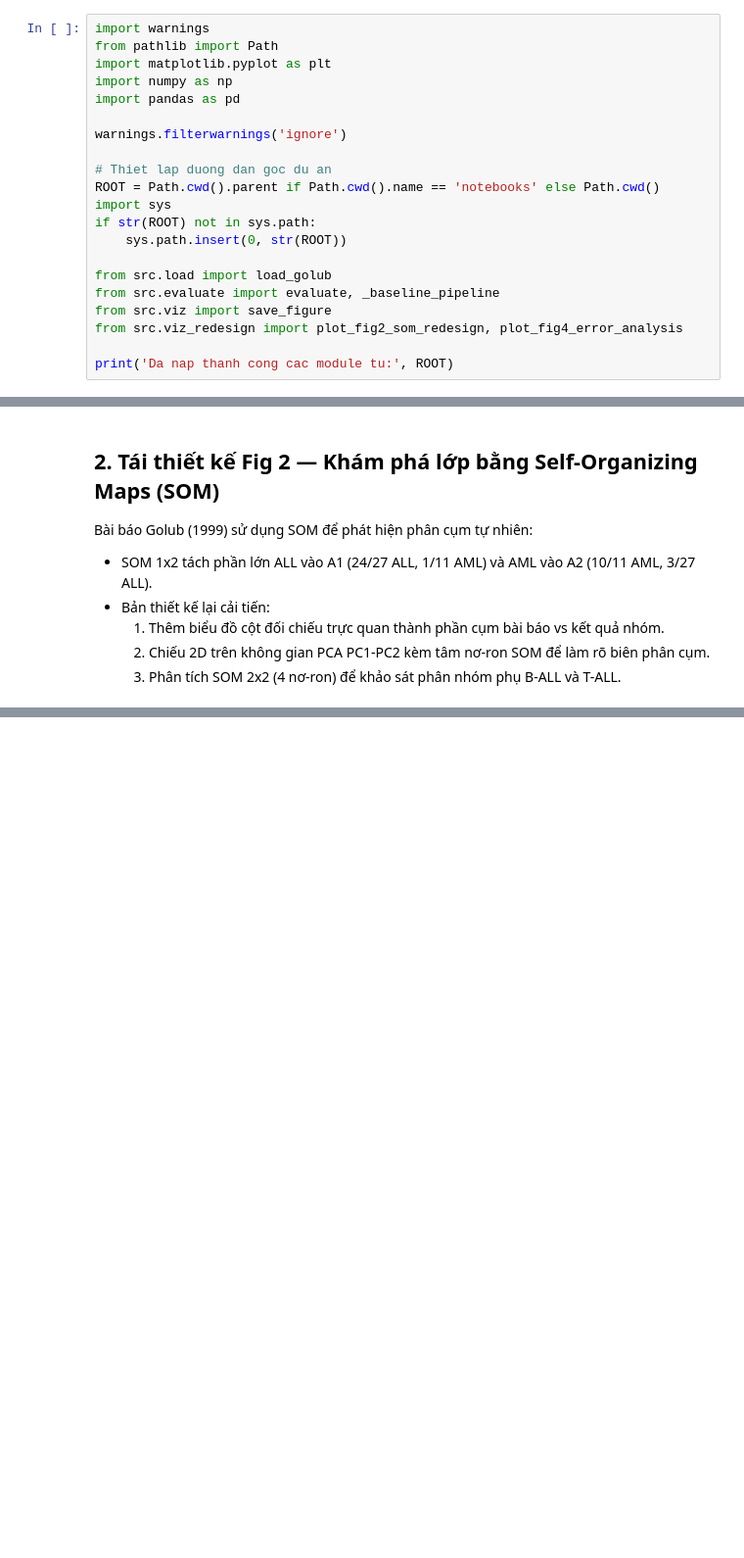
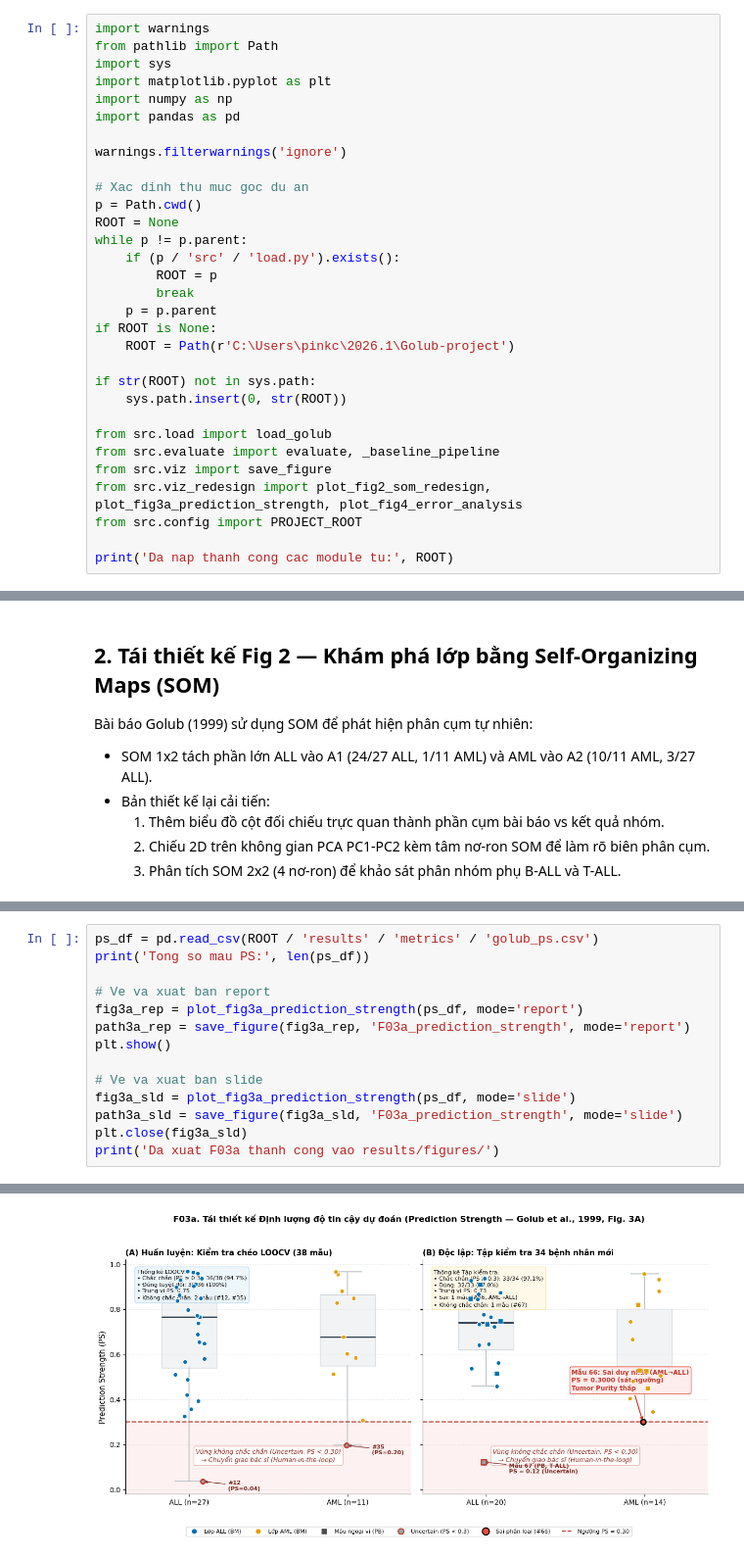
Before and after one commit to BuiTuanHiep912/Golub-project, a Jupyter notebook: notebooks/05_viz_redesign.ipynb, the cells around one changed output, grey strips where cells are left out. Shown at 98% size. Saved outputs shown, nothing was run; the diff lists cells and outputs as text; blank space fills up the shorter version.

Commit message:
feat(viz_redesign): hoan thanh tai thiet ke Fig 3A Prediction Strength va cap nhat bao cao 3.6, handover 2.5

```diff
--- a/notebooks/05_viz_redesign.ipynb
+++ b/notebooks/05_viz_redesign.ipynb
@@ -11,21 +11,31 @@ Tuân thủ nghiêm ngặt **Style Guide** (`docs/style_guide.md`) và quyết
 # %%
 import warnings
 from pathlib import Path
+import sys
 import matplotlib.pyplot as plt
 import numpy as np
 import pandas as pd
 
 warnings.filterwarnings('ignore')
 
-# Thiet lap duong dan goc du an
-ROOT = Path.cwd().parent if Path.cwd().name == 'notebooks' else Path.cwd()
-import sys
+# Xac dinh thu muc goc du an
+p = Path.cwd()
+ROOT = None
+while p != p.parent:
+    if (p / 'src' / 'load.py').exists():
+        ROOT = p
+        break
+    p = p.parent
+if ROOT is None:
+    ROOT = Path(r'C:\Users\pinkc\2026.1\Golub-project')
+
 if str(ROOT) not in sys.path:
     sys.path.insert(0, str(ROOT))
 
 from src.load import load_golub
 from src.evaluate import evaluate, _baseline_pipeline
 from src.viz import save_figure
-from src.viz_redesign import plot_fig2_som_redesign, plot_fig4_error_analysis
+from src.viz_redesign import plot_fig2_som_redesign, plot_fig3a_prediction_strength, plot_fig4_error_analysis
+from src.config import PROJECT_ROOT
 
 print('Da nap thanh cong cac module tu:', ROOT)
@@ -66,0 +91,15 @@ Tập kiểm tra độc lập gồm 34 bệnh nhân (20 ALL và 14 AML) từ nhi
+# %%
+ps_df = pd.read_csv(ROOT / 'results' / 'metrics' / 'golub_ps.csv')
+print('Tong so mau PS:', len(ps_df))
+
+# Ve va xuat ban report
+fig3a_rep = plot_fig3a_prediction_strength(ps_df, mode='report')
+path3a_rep = save_figure(fig3a_rep, 'F03a_prediction_strength', mode='report')
+plt.show()
+
+# Ve va xuat ban slide
+fig3a_sld = plot_fig3a_prediction_strength(ps_df, mode='slide')
+path3a_sld = save_figure(fig3a_sld, 'F03a_prediction_strength', mode='slide')
+plt.close(fig3a_sld)
+print('Da xuat F03a thanh cong vao results/figures/')
+# %% [output]
@@ -66,0 +107 @@ Tập kiểm tra độc lập gồm 34 bệnh nhân (20 ALL và 14 AML) từ nhi
+[figure, added]
```
Also changed, not shown: parts of 10 cells of this notebook, 9 other files.
